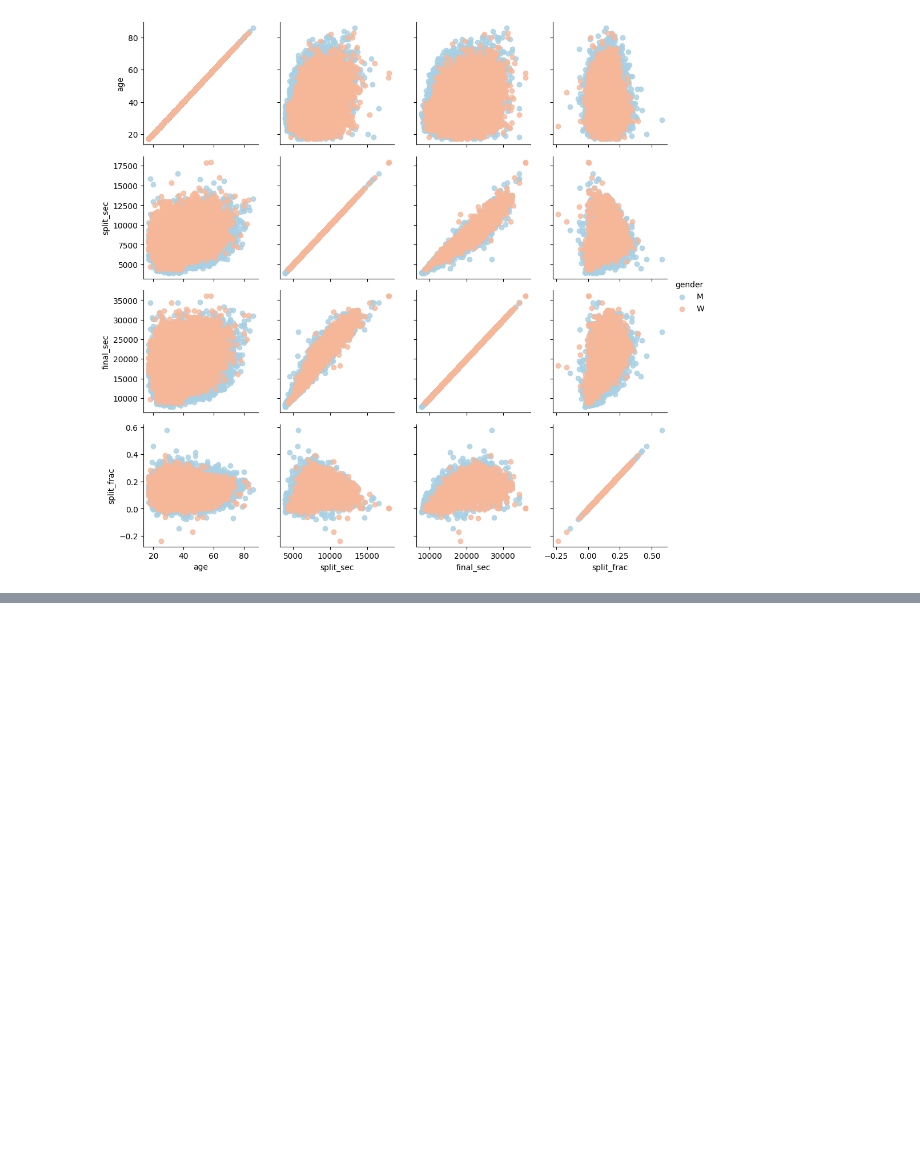
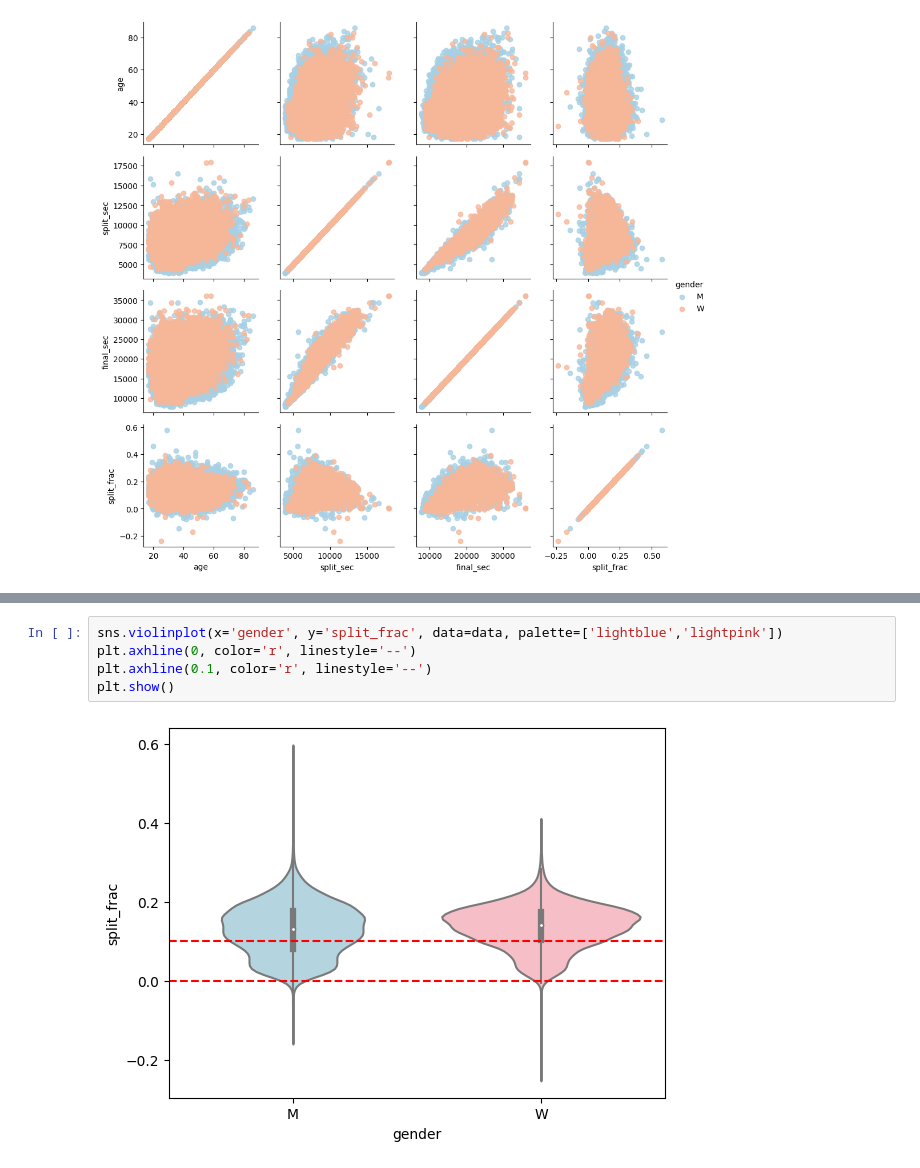
Before and after one commit to aytekin827/marathon_analysis, a Jupyter notebook: analysis.ipynb, the cells around one changed output, grey strips where cells are left out. Drawn from its saved outputs; the diff is of its cells as text; blank space fills up the shorter version.

```diff
--- a/analysis.ipynb
+++ b/analysis.ipynb
@@ -99,0 +110,7 @@ plt.show()
+# %%
+sns.violinplot(x='gender', y='split_frac', data=data, palette=['lightblue','lightpink'])
+plt.axhline(0, color='r', linestyle='--')
+plt.axhline(0.1, color='r', linestyle='--')
+plt.show()
+# %% [output]
+[figure, added]
```
Also changed, not shown: parts of 4 cells of this notebook.
